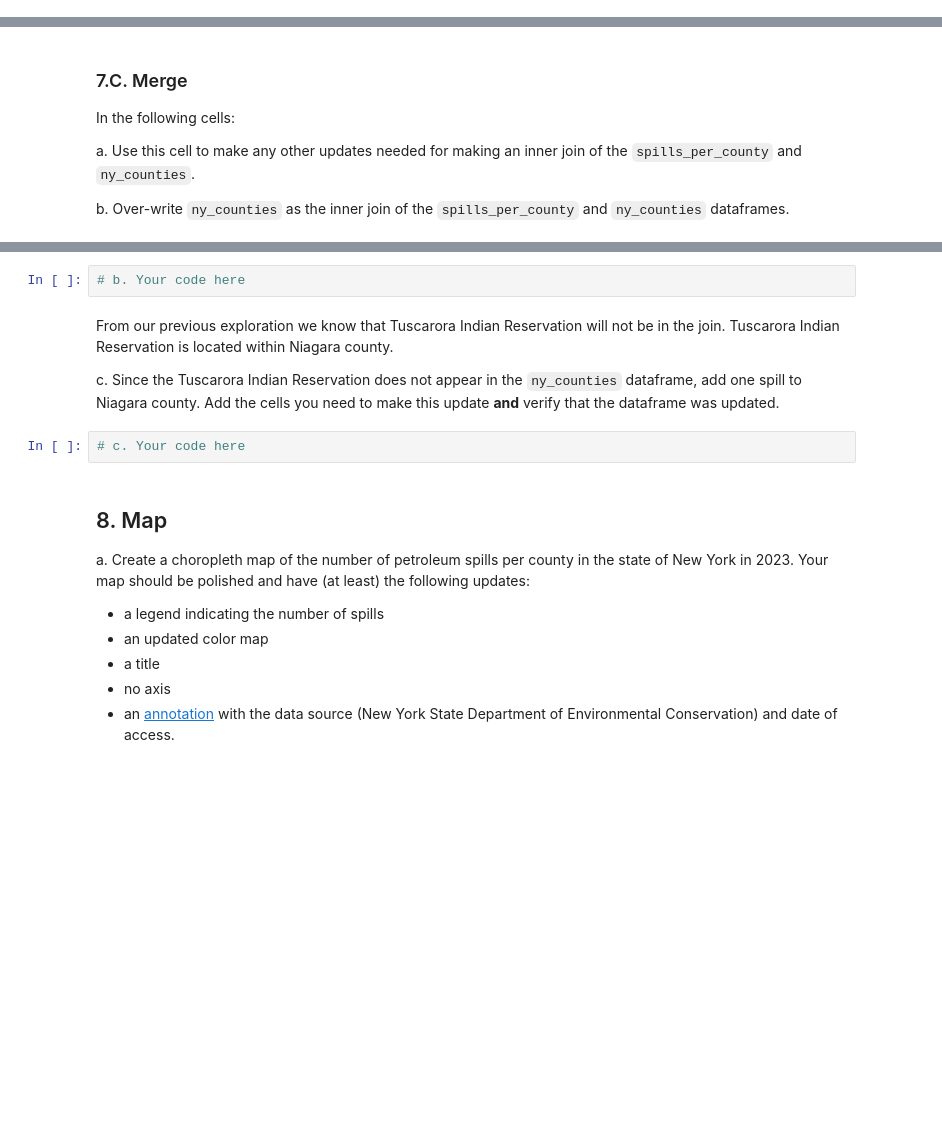
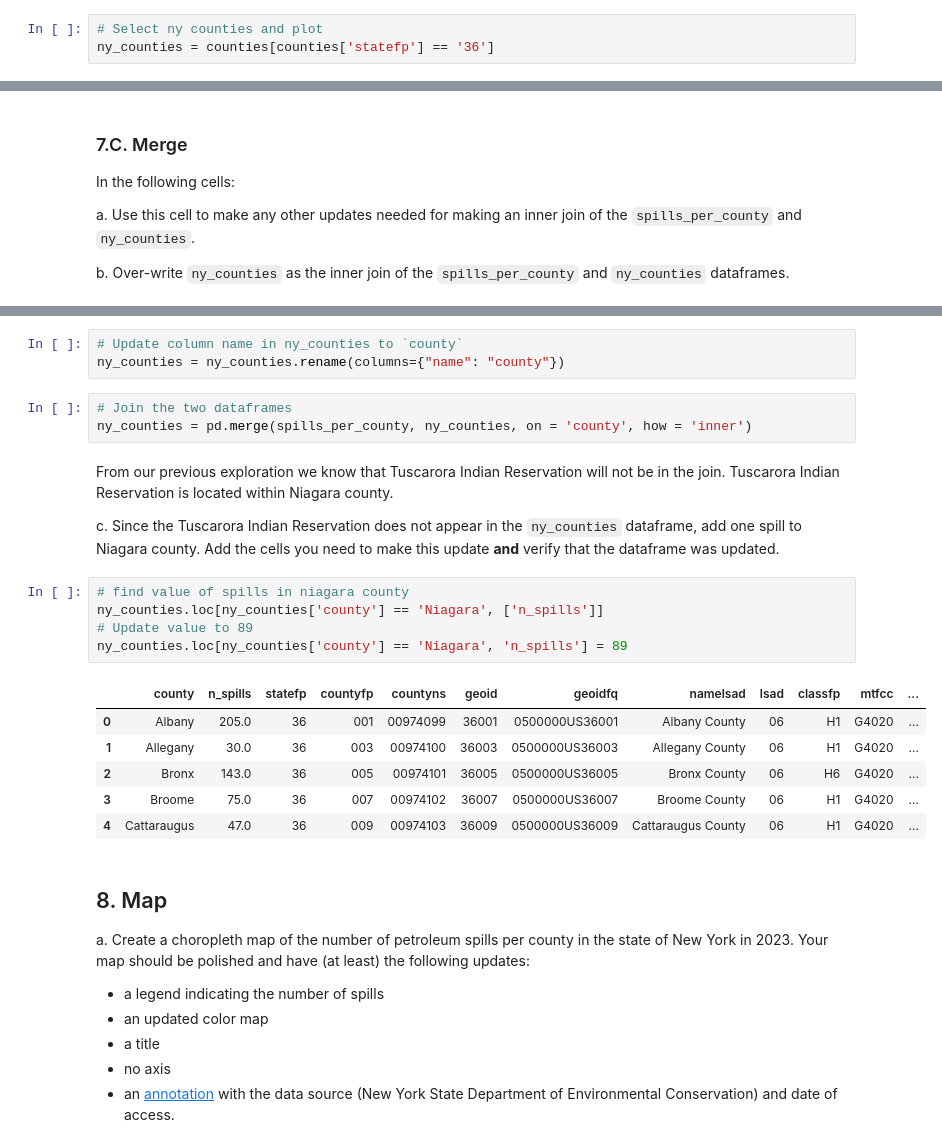
Before and after one commit to jocardelle/eds220-hwk3, a Jupyter notebook: hwk3-task2-oil-spills.ipynb, the cells around one changed output, grey strips where cells are left out. Drawn from its saved outputs; the diff is of its cells as text; blank space fills up the shorter version.

```diff
--- a/hwk3-task2-oil-spills.ipynb
+++ b/hwk3-task2-oil-spills.ipynb
@@ -285,3 +340,6 @@ Select all the counties for the state of New York in a new variable `ny_counties
+# %%
+# Select ny counties and plot
+ny_counties = counties[counties['statefp'] == '36']
 # %% [markdown]
 ## 7 Merging
 
@@ -340,12 +431,26 @@ b. Over-write `ny_counties` as the  inner join of the `spills_per_county` and `n
-# %%
-# b. Your code here
+# %%
+# Update column name in ny_counties to `county`
+ny_counties = ny_counties.rename(columns={"name": "county"})
+# %%
+# Join the two dataframes
+ny_counties = pd.merge(spills_per_county, ny_counties, on = 'county', how = 'inner')
 # %% [markdown]
 
 From our previous exploration we know that Tuscarora Indian Reservation will not be in the join. Tuscarora Indian Reservation is located within Niagara county.
 
 c. Since the Tuscarora Indian Reservation does not appear in the `ny_counties` dataframe, add one spill to Niagara county. Add the cells you need to make this update **and** verify that the dataframe was updated.
-# %%
-# c. Your code here
+# %%
+# find value of spills in niagara county
+ny_counties.loc[ny_counties['county'] == 'Niagara', ['n_spills']]
+# Update value to 89
+ny_counties.loc[ny_counties['county'] == 'Niagara', 'n_spills'] = 89
+# %% [output]
+|  | county | n_spills | statefp | countyfp | countyns | geoid | geoidfq | namelsad | lsad | classfp | mtfcc | ... |
+| 0 | Albany | 205.0 | 36 | 001 | 00974099 | 36001 | 0500000US36001 | Albany County | 06 | H1 | G4020 | ... |
+| 1 | Allegany | 30.0 | 36 | 003 | 00974100 | 36003 | 0500000US36003 | Allegany County | 06 | H1 | G4020 | ... |
+| 2 | Bronx | 143.0 | 36 | 005 | 00974101 | 36005 | 0500000US36005 | Bronx County | 06 | H6 | G4020 | ... |
+| 3 | Broome | 75.0 | 36 | 007 | 00974102 | 36007 | 0500000US36007 | Broome County | 06 | H1 | G4020 | ... |
+| 4 | Cattaraugus | 47.0 | 36 | 009 | 00974103 | 36009 | 0500000US36009 | Cattaraugus County | 06 | H1 | G4020 | ... |
 # %% [markdown]
 <!-- BEGIN QUESTION -->
 
```
Also changed, not shown: parts of 32 cells of this notebook.
